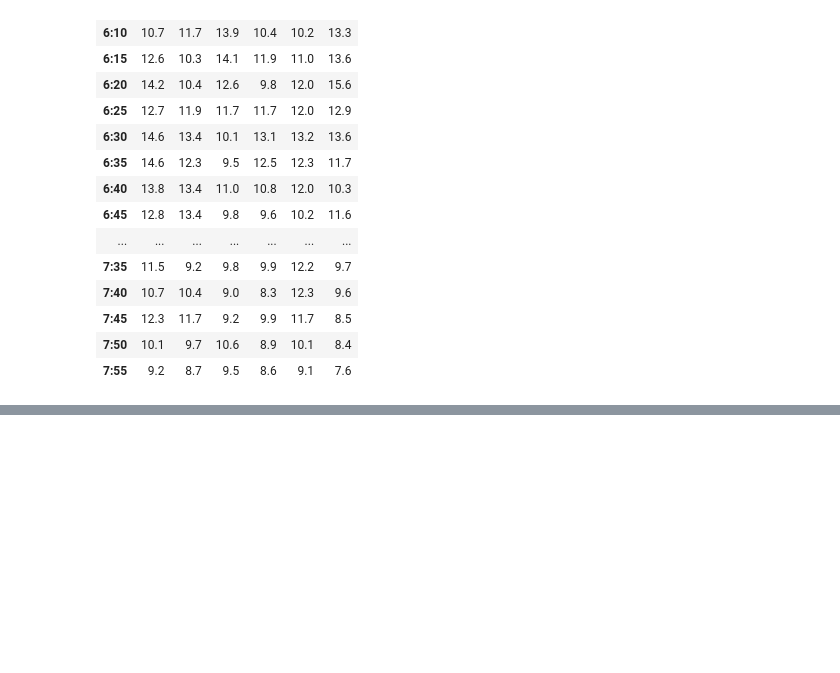
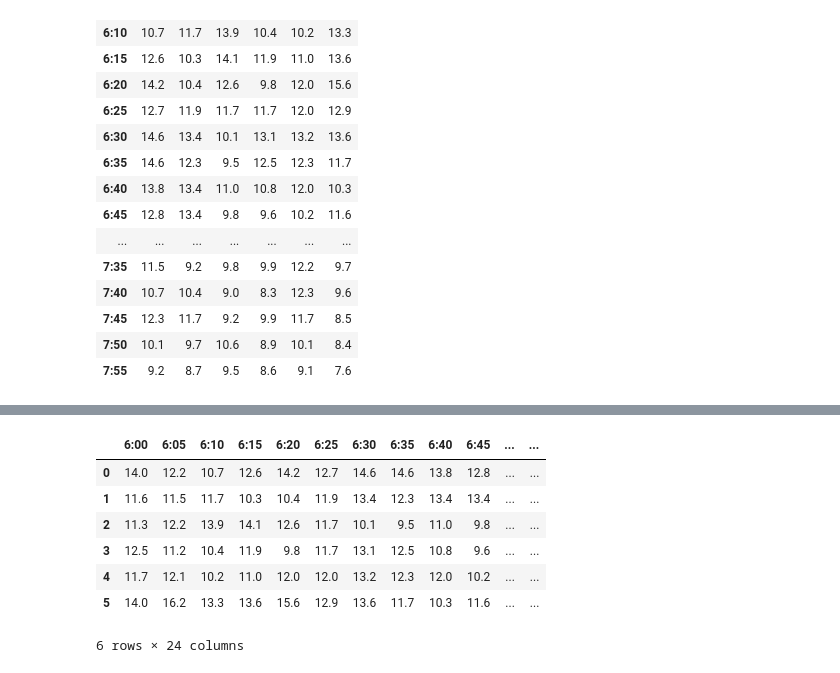
Before and after one commit to dain1403/map-navi-project, a Jupyter notebook: 도마교네거리→원미네거리 도로소통 정보 데이터 예시.ipynb, the cells around one changed output, grey strips where cells are left out. Saved outputs shown, nothing was run; the diff lists cells and outputs as text; code cells hidden in the pictures; blank space fills up the shorter version.

```diff
--- a/도마교네거리→원미네거리 도로소통 정보 데이터 예시.ipynb
+++ b/도마교네거리→원미네거리 도로소통 정보 데이터 예시.ipynb
@@ -124,0 +135,12 @@ data
+# %%
+df = data.T
+df
+# %% [output]
+|  | 6:00 | 6:05 | 6:10 | 6:15 | 6:20 | 6:25 | 6:30 | 6:35 | 6:40 | 6:45 | ... | ... |
+| 0 | 14.0 | 12.2 | 10.7 | 12.6 | 14.2 | 12.7 | 14.6 | 14.6 | 13.8 | 12.8 | ... | ... |
+| 1 | 11.6 | 11.5 | 11.7 | 10.3 | 10.4 | 11.9 | 13.4 | 12.3 | 13.4 | 13.4 | ... | ... |
+| 2 | 11.3 | 12.2 | 13.9 | 14.1 | 12.6 | 11.7 | 10.1 | 9.5 | 11.0 | 9.8 | ... | ... |
+| 3 | 12.5 | 11.2 | 10.4 | 11.9 | 9.8 | 11.7 | 13.1 | 12.5 | 10.8 | 9.6 | ... | ... |
+| 4 | 11.7 | 12.1 | 10.2 | 11.0 | 12.0 | 12.0 | 13.2 | 12.3 | 12.0 | 10.2 | ... | ... |
+| 5 | 14.0 | 16.2 | 13.3 | 13.6 | 15.6 | 12.9 | 13.6 | 11.7 | 10.3 | 11.6 | ... | ... |
+6 rows × 24 columns
```
Also changed, not shown: parts of 6 cells of this notebook.
